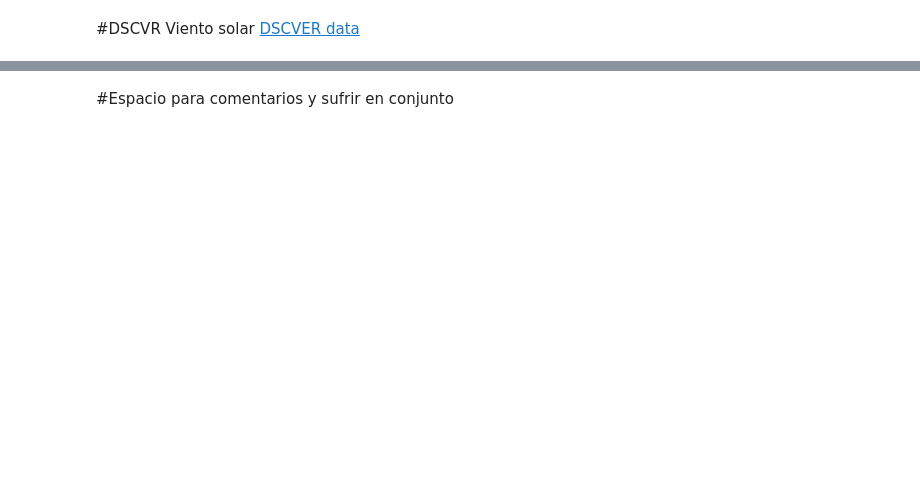
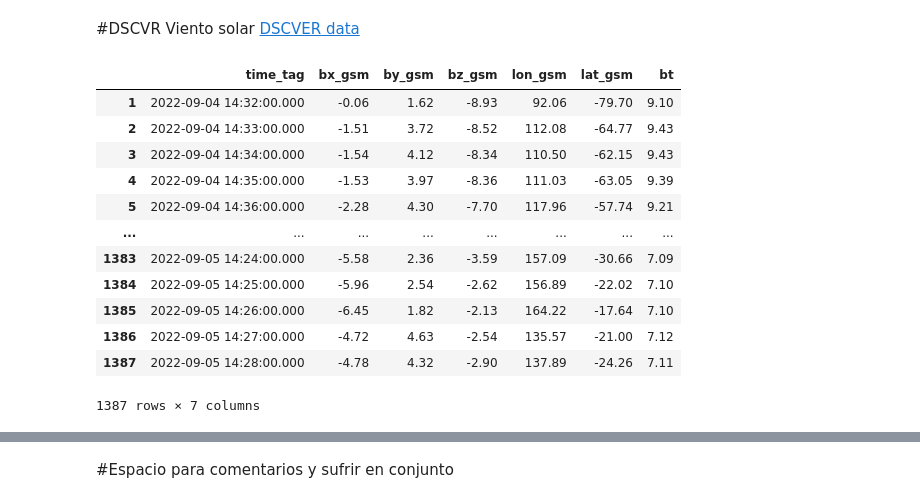
Before and after one commit to JD314/Proyecto-solar, a Jupyter notebook: Proyecto_solar.ipynb, the cells around one changed output, grey strips where cells are left out. Cells and saved outputs as stored; diff of their text form; code cells hidden in the pictures; blank space fills up the shorter version.

```diff
--- a/Proyecto_solar.ipynb
+++ b/Proyecto_solar.ipynb
@@ -58,3 +51,24 @@ dif_prot.tail()
 #DSCVR
 Viento solar
 [DSCVER data](https://www.swpc.noaa.gov/products/real-time-solar-wind) <br>
+# %%
+mag_1_day = 'https://services.swpc.noaa.gov/products/solar-wind/mag-1-day.json'
+df_mag = pd.read_json(mag_1_day)
+df_mag.columns = [df_mag.iloc[0][i] for i in range(7)]
+
+mag = pd.read_json(df_mag.iloc[1:].to_json())
+mag
+# %% [output]
+|  | time_tag | bx_gsm | by_gsm | bz_gsm | lon_gsm | lat_gsm | bt |
+| 1 | 2022-09-04 14:32:00.000 | -0.06 | 1.62 | -8.93 | 92.06 | -79.70 | 9.10 |
+| 2 | 2022-09-04 14:33:00.000 | -1.51 | 3.72 | -8.52 | 112.08 | -64.77 | 9.43 |
+| 3 | 2022-09-04 14:34:00.000 | -1.54 | 4.12 | -8.34 | 110.50 | -62.15 | 9.43 |
+| 4 | 2022-09-04 14:35:00.000 | -1.53 | 3.97 | -8.36 | 111.03 | -63.05 | 9.39 |
+| 5 | 2022-09-04 14:36:00.000 | -2.28 | 4.30 | -7.70 | 117.96 | -57.74 | 9.21 |
+| ... | ... | ... | ... | ... | ... | ... | ... |
+| 1383 | 2022-09-05 14:24:00.000 | -5.58 | 2.36 | -3.59 | 157.09 | -30.66 | 7.09 |
+| 1384 | 2022-09-05 14:25:00.000 | -5.96 | 2.54 | -2.62 | 156.89 | -22.02 | 7.10 |
+| 1385 | 2022-09-05 14:26:00.000 | -6.45 | 1.82 | -2.13 | 164.22 | -17.64 | 7.10 |
+| 1386 | 2022-09-05 14:27:00.000 | -4.72 | 4.63 | -2.54 | 135.57 | -21.00 | 7.12 |
+| 1387 | 2022-09-05 14:28:00.000 | -4.78 | 4.32 | -2.90 | 137.89 | -24.26 | 7.11 |
+1387 rows × 7 columns
```
Also changed, not shown: parts of 7 cells of this notebook.
